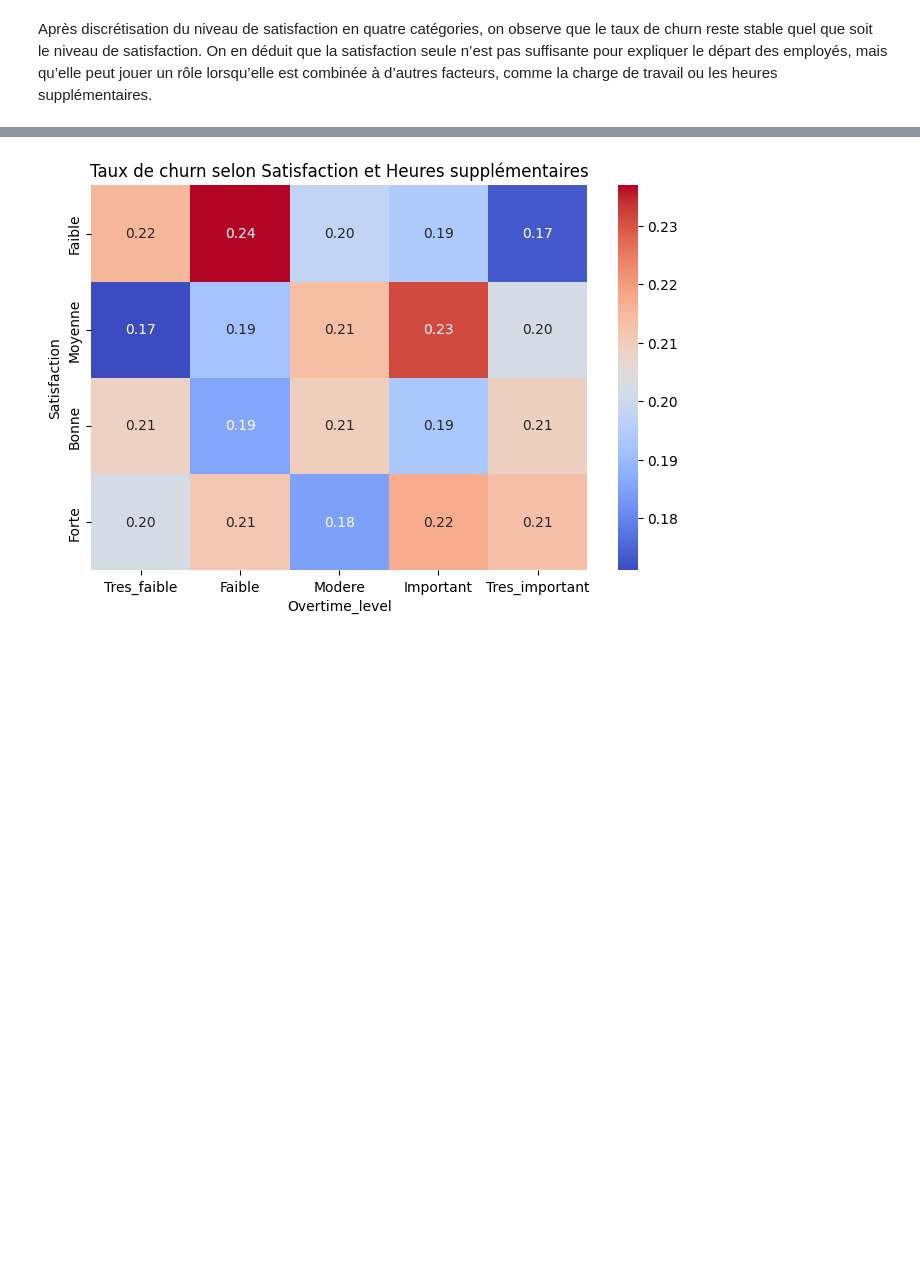
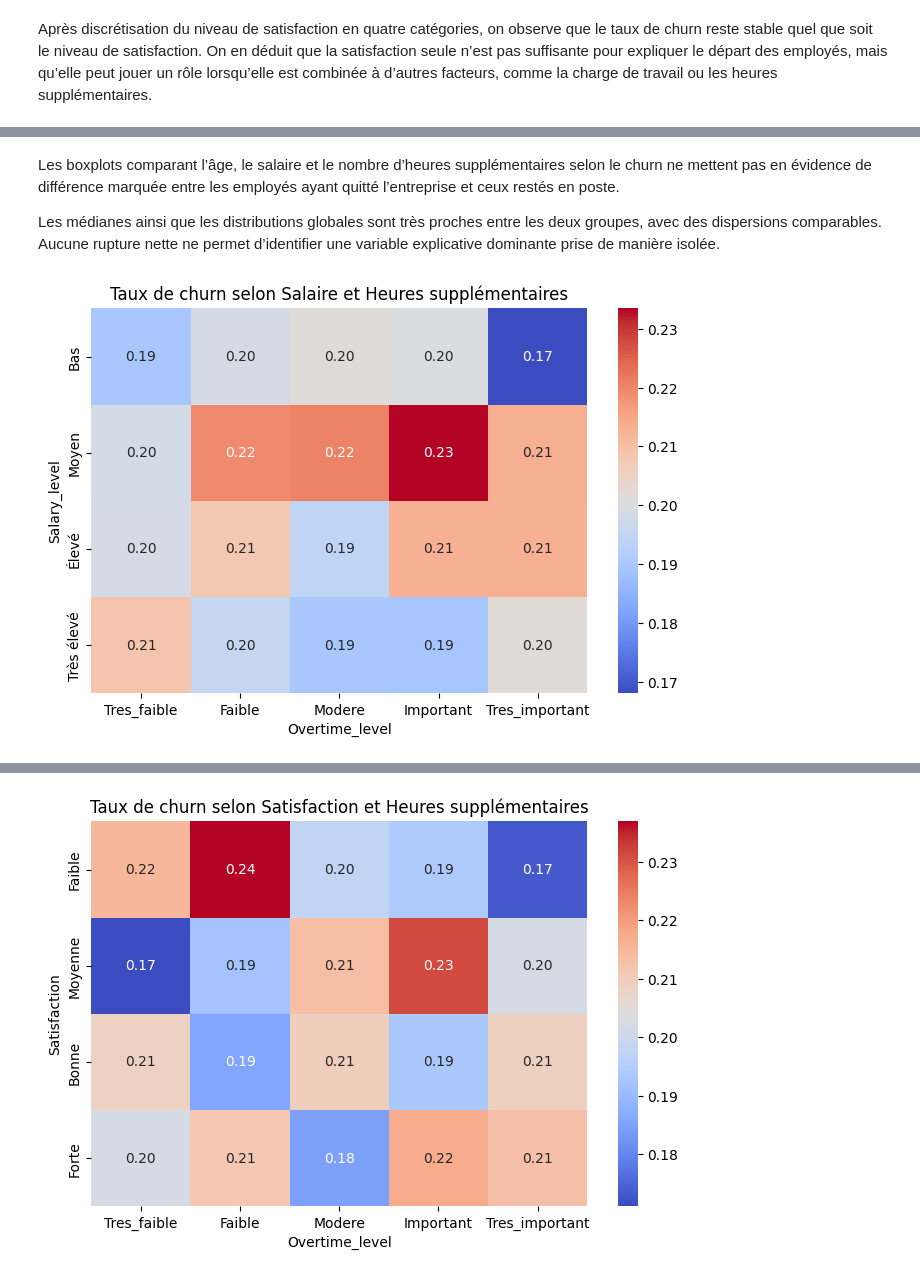
Before and after one commit to Keisuke-Baji/Projet_employee_churn, a Jupyter notebook: EDA_employee_churn.ipynb, the cells around one changed output, grey strips where cells are left out. Saved outputs shown, nothing was run; the diff lists cells and outputs as text; code cells hidden in the pictures; blank space fills up the shorter version.

```diff
--- a/EDA_employee_churn.ipynb
+++ b/EDA_employee_churn.ipynb
@@ -111,0 +131,21 @@ On en déduit que la satisfaction seule n’est pas suffisante pour expliquer le
+# %% [markdown]
+Les boxplots comparant l’âge, le salaire et le nombre d’heures supplémentaires selon le churn ne mettent pas en évidence de différence marquée entre les employés ayant quitté l’entreprise et ceux restés en poste.
+
+Les médianes ainsi que les distributions globales sont très proches entre les deux groupes, avec des dispersions comparables. Aucune rupture nette ne permet d’identifier une variable explicative dominante prise de manière isolée.
+# %%
+df['Salary_level'] = pd.qcut(df['Salary'], 4, ['Bas', 'Moyen', 'Élevé', 'Très élevé'])
+
+pivot_salary_overtime = pd.pivot_table(
+    df,
+    values='Churn',
+    index='Salary_level',
+    columns='Overtime_level',
+    aggfunc='mean'
+)
+
+plt.figure(figsize=(8,5))
+sns.heatmap(pivot_salary_overtime, annot=True, fmt=".2f", cmap="coolwarm")
+plt.title("Taux de churn selon Salaire et Heures supplémentaires")
+plt.show()
+# %% [output]
+[figure, added]
```
Also changed, not shown: parts of 4 cells of this notebook.
